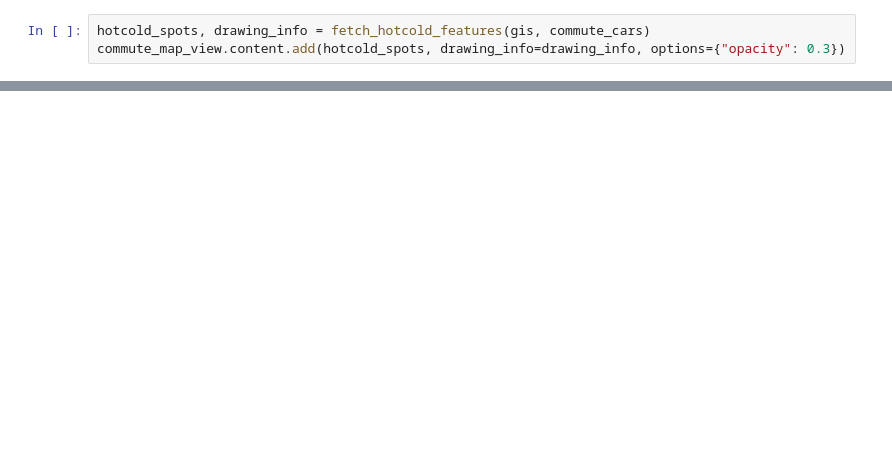
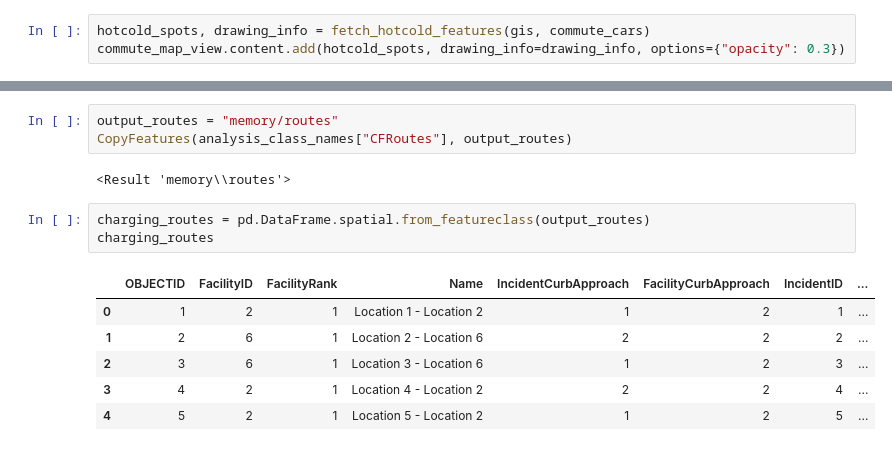
Before and after one commit to EsriDevEvents/spatial-data-science-examples, a Jupyter notebook: src/data-engineering/data_engineering/notebooks/UrbanDigitalTwin_Frankfurt.ipynb, the cells around one changed output, grey strips where cells are left out. Drawn from its saved outputs; the diff is of its cells as text; blank space fills up the shorter version.

```diff
--- a/src/data-engineering/data_engineering/notebooks/UrbanDigitalTwin_Frankfurt.ipynb
+++ b/src/data-engineering/data_engineering/notebooks/UrbanDigitalTwin_Frankfurt.ipynb
@@ -130,0 +236,15 @@ import arcpy
+# %%
+output_routes = "memory/routes"
+CopyFeatures(analysis_class_names["CFRoutes"], output_routes)
+# %% [output]
+<Result 'memory\\routes'>
+# %%
+charging_routes = pd.DataFrame.spatial.from_featureclass(output_routes)
+charging_routes
+# %% [output]
+|  | OBJECTID | FacilityID | FacilityRank | Name | IncidentCurbApproach | FacilityCurbApproach | IncidentID | ... |
+| 0 | 1 | 2 | 1 | Location 1 - Location 2 | 1 | 2 | 1 | ... |
+| 1 | 2 | 6 | 1 | Location 2 - Location 6 | 2 | 2 | 2 | ... |
+| 2 | 3 | 6 | 1 | Location 3 - Location 6 | 1 | 2 | 3 | ... |
+| 3 | 4 | 2 | 1 | Location 4 - Location 2 | 2 | 2 | 4 | ... |
+| 4 | 5 | 2 | 1 | Location 5 - Location 2 | 1 | 2 | 5 | ... |
```
Also changed, not shown: parts of 20 cells of this notebook, 3 other files.
